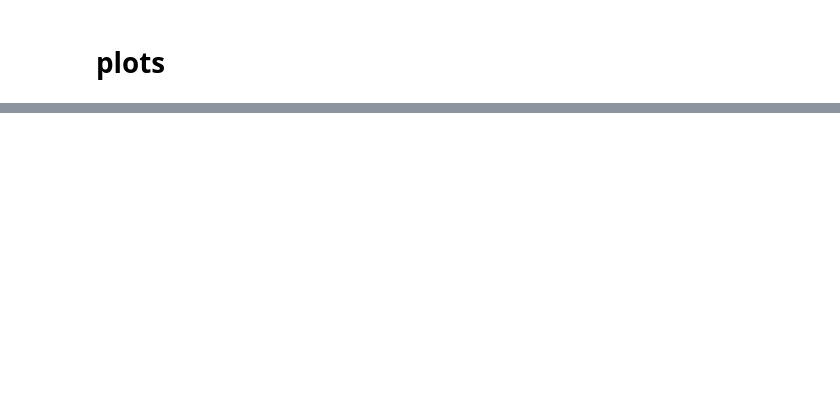
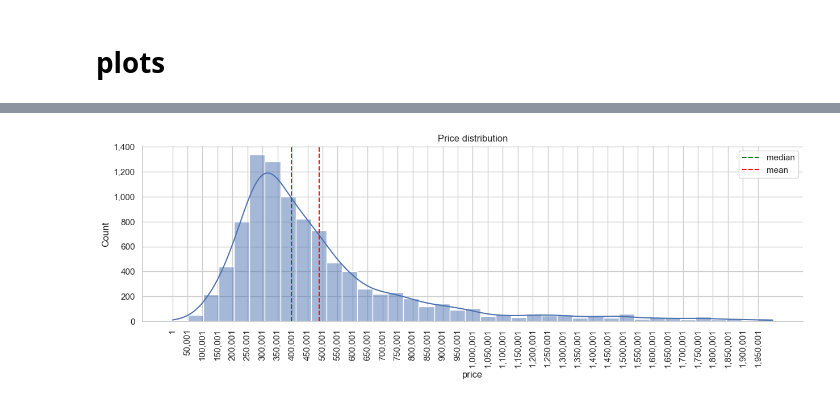
Before and after one commit to sueszli/will-wohnen, a Jupyter notebook: analysis.ipynb, the cells around one changed output, grey strips where cells are left out. Cells and saved outputs as stored; diff of their text form; code cells hidden in the pictures; blank space fills up the shorter version.

```diff
--- a/analysis.ipynb
+++ b/analysis.ipynb
@@ -99,3 +101,32 @@ plt.show()
+# %%
+copy = df.copy()
+
+# remove outliers
+minval = copy["price"].min()
+maxval = 2_000_000
+copy = copy[copy["price"] > minval]
+copy = copy[copy["price"] < maxval]
+
+# set step size
+step = 50_000
+num_buckets = int((maxval - minval) // step)
+
+plt.figure(figsize=(15, 4))
+sns.histplot(copy["price"], bins=num_buckets, kde=True)
+plt.gca().get_xaxis().set_major_formatter(plt.FuncFormatter(lambda x, _: format(int(x), ',')))
+plt.gca().get_yaxis().set_major_formatter(plt.FuncFormatter(lambda x, _: format(int(x), ',')))
+plt.xticks(np.arange(minval, maxval, step), rotation=90)
+plt.title("Price distribution")
+
+sns.despine(left=True)
+sns.despine(top=True)
+
+plt.axvline(copy["price"].median(), color="green", linestyle="--", label="median")
+plt.axvline(copy["price"].mean(), color="red", linestyle="--", label="mean")
+plt.legend(loc='upper right')
+plt.show()
+# %% [output]
+[figure, added]
 # %%
 copy = df.copy()
 
```
Also changed, not shown: parts of 4 cells of this notebook, 1 other file.
